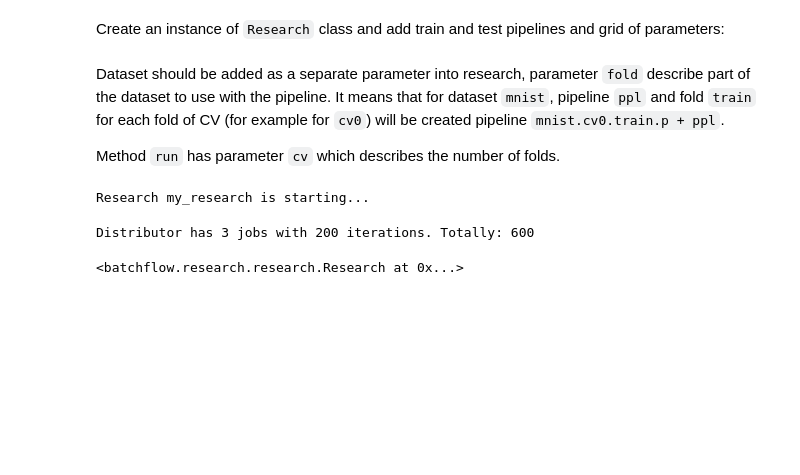
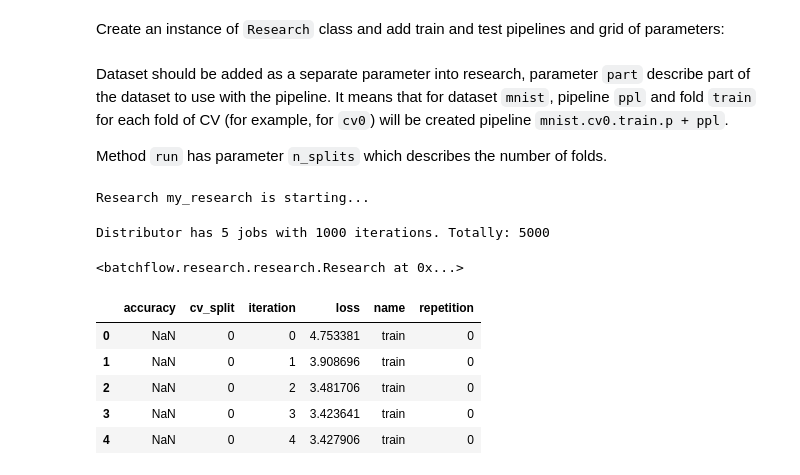
Before and after one commit to analysiscenter/batchflow, a Jupyter notebook: examples/tutorials/10_cross_validation.ipynb, the cells around one changed output. Drawn from its saved outputs; the diff is of its cells as text; code cells hidden in the pictures; blank space fills up the shorter version.

```diff
--- a/examples/tutorials/10_cross_validation.ipynb
+++ b/examples/tutorials/10_cross_validation.ipynb
@@ -97,13 +97,23 @@ research = (Research()
 
 )
 # %% [markdown]
-Dataset should be added as a separate parameter into research, parameter `fold` describe part of the dataset to use with the pipeline. It means that for dataset `mnist`, pipeline `ppl` and fold `train` for each fold of CV (for example for `cv0`) will be created pipeline `mnist.cv0.train.p + ppl`.
+Dataset should be added as a separate parameter into research, parameter `part` describe part of the dataset to use with the pipeline. It means that for dataset `mnist`, pipeline `ppl` and fold `train` for each fold of CV (for example, for `cv0`) will be created pipeline `mnist.cv0.train.p + ppl`.
 
-Method `run` has parameter `cv` which describes the number of folds.
+Method `run` has parameter `n_splits` which describes the number of folds.
 # %%
-research.run(workers=4, n_iters=200, gpu=[4,5,6,7], cv=3, name='my_research', progress_bar=True)
+research.run(workers=4, n_iters=1000, gpu=[4,5,6,7], n_splits=5, name='my_research', progress_bar=True)
 # %% [output]
 Research my_research is starting...
-Distributor has 3 jobs with 200 iterations. Totally: 600
+Distributor has 5 jobs with 1000 iterations. Totally: 5000
 <batchflow.research.research.Research at 0x...>
+# %%
+results = research.load_results()
+results.head()
+# %% [output]
+|  | accuracy | cv_split | iteration | loss | name | repetition |
+| 0 | NaN | 0 | 0 | 4.753381 | train | 0 |
+| 1 | NaN | 0 | 1 | 3.908696 | train | 0 |
+| 2 | NaN | 0 | 2 | 3.481706 | train | 0 |
+| 3 | NaN | 0 | 3 | 3.423641 | train | 0 |
+| 4 | NaN | 0 | 4 | 3.427906 | train | 0 |
 # %%
```
Also changed, not shown: parts of 3 cells of this notebook, 1 other file.
